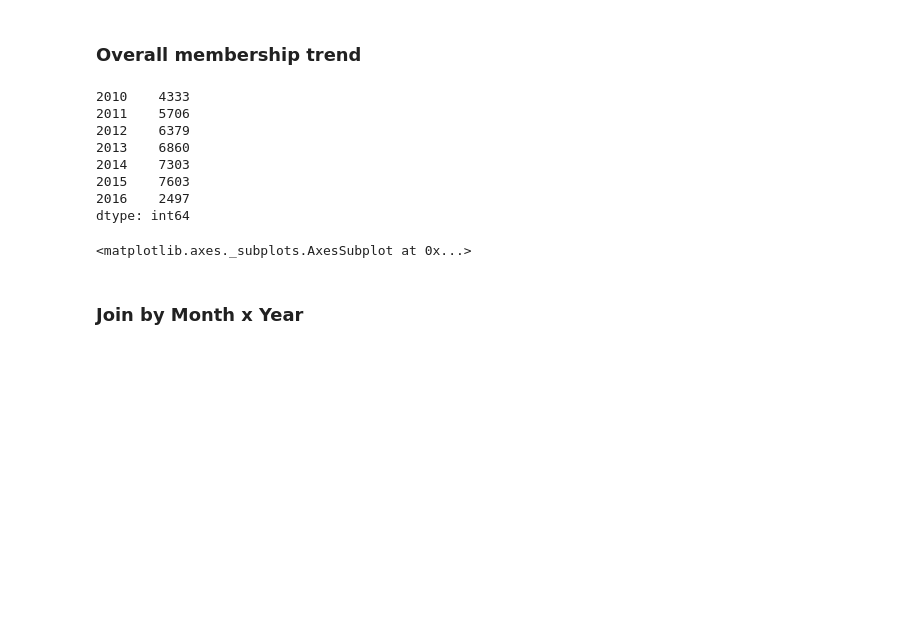
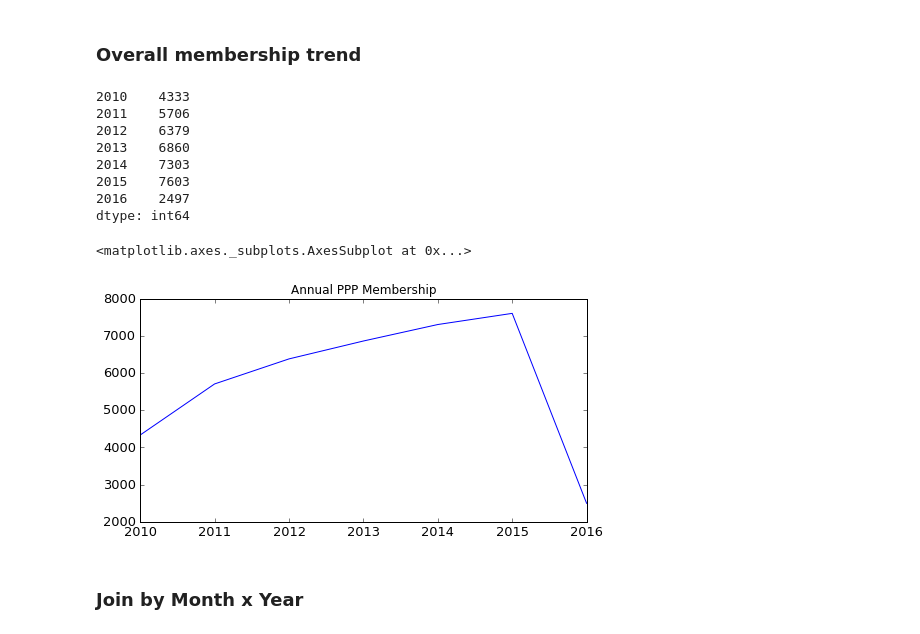
Before and after one commit to ajbentley/GA-DSI, a Jupyter notebook: projects/psp/psp_yearly_eda.ipynb, the cells around one changed output. Cells and saved outputs as stored; diff of their text form; code cells hidden in the pictures; blank space fills up the shorter version.

```diff
--- a/projects/psp/psp_yearly_eda.ipynb
+++ b/projects/psp/psp_yearly_eda.ipynb
@@ -287,27 +259,26 @@ dfn.head()
 # %%
 # first look just at overall membership changes year to year
 
 mem_by_year_list = ['mem_2010','mem_2011','mem_2012','mem_2013','mem_2014','mem_2015','mem_2016']
 
 dfmc = pd.DataFrame(dfn[mem_by_year_list])
 dfmc.columns = ['2010', '2011', '2012', '2013', '2014', '2015', '2016']
-# memcount =[]
+memcount =[]
 memcount = pd.Series(dfmc.sum(axis=0))
 print memcount
 
-
-
 memcount.plot(kind='line', figsize=(8,4), title="Annual PPP Membership", fontsize=13)
 # %% [output]
 2010    4333
 2011    5706
 2012    6379
 2013    6860
 2014    7303
 2015    7603
 2016    2497
 dtype: int64
 <matplotlib.axes._subplots.AxesSubplot at 0x...>
+[figure, added]
 # %% [markdown]
 ### Join by Month x Year
 # %%
```
Also changed, not shown: parts of 5 cells of this notebook, 1 other file.
